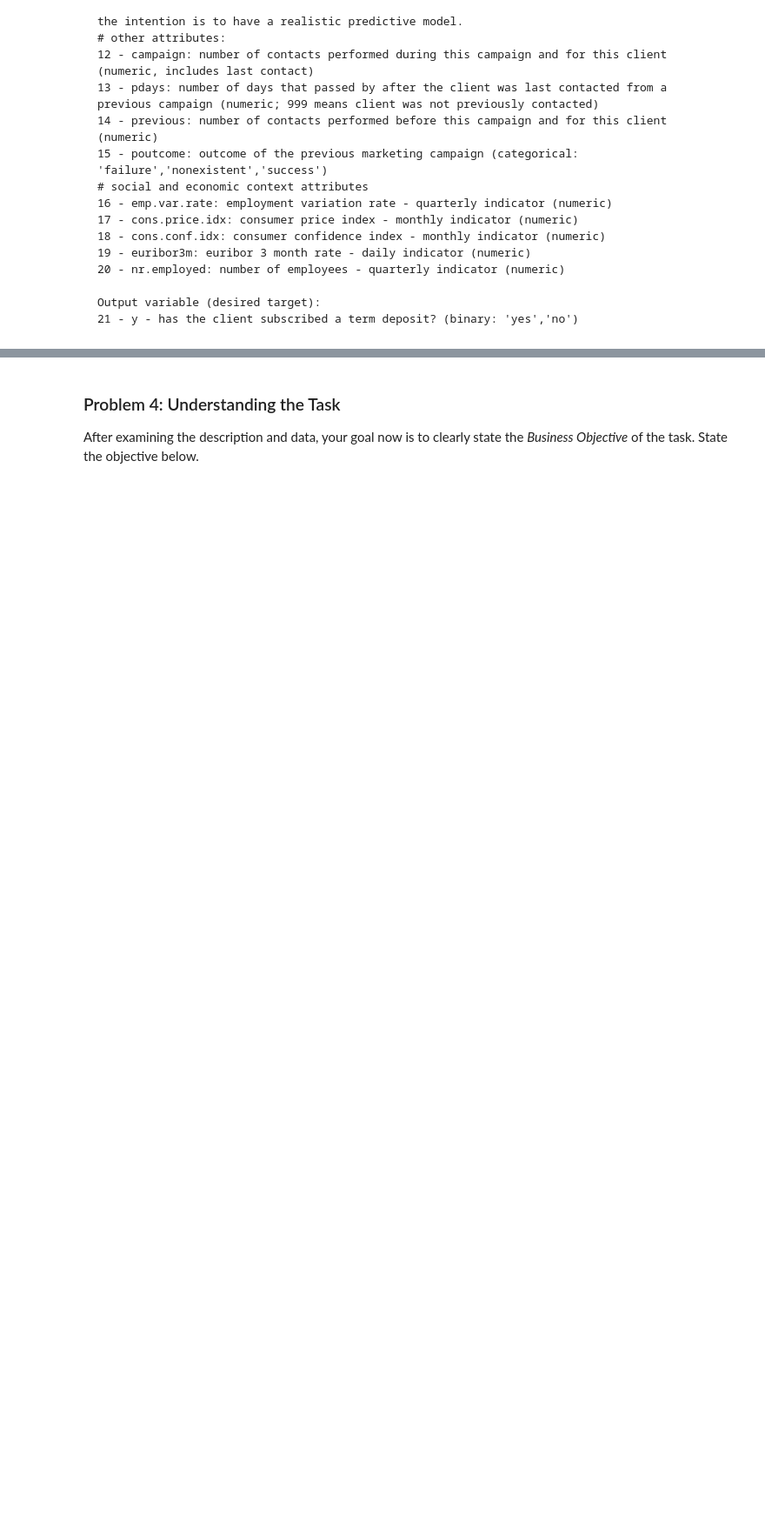
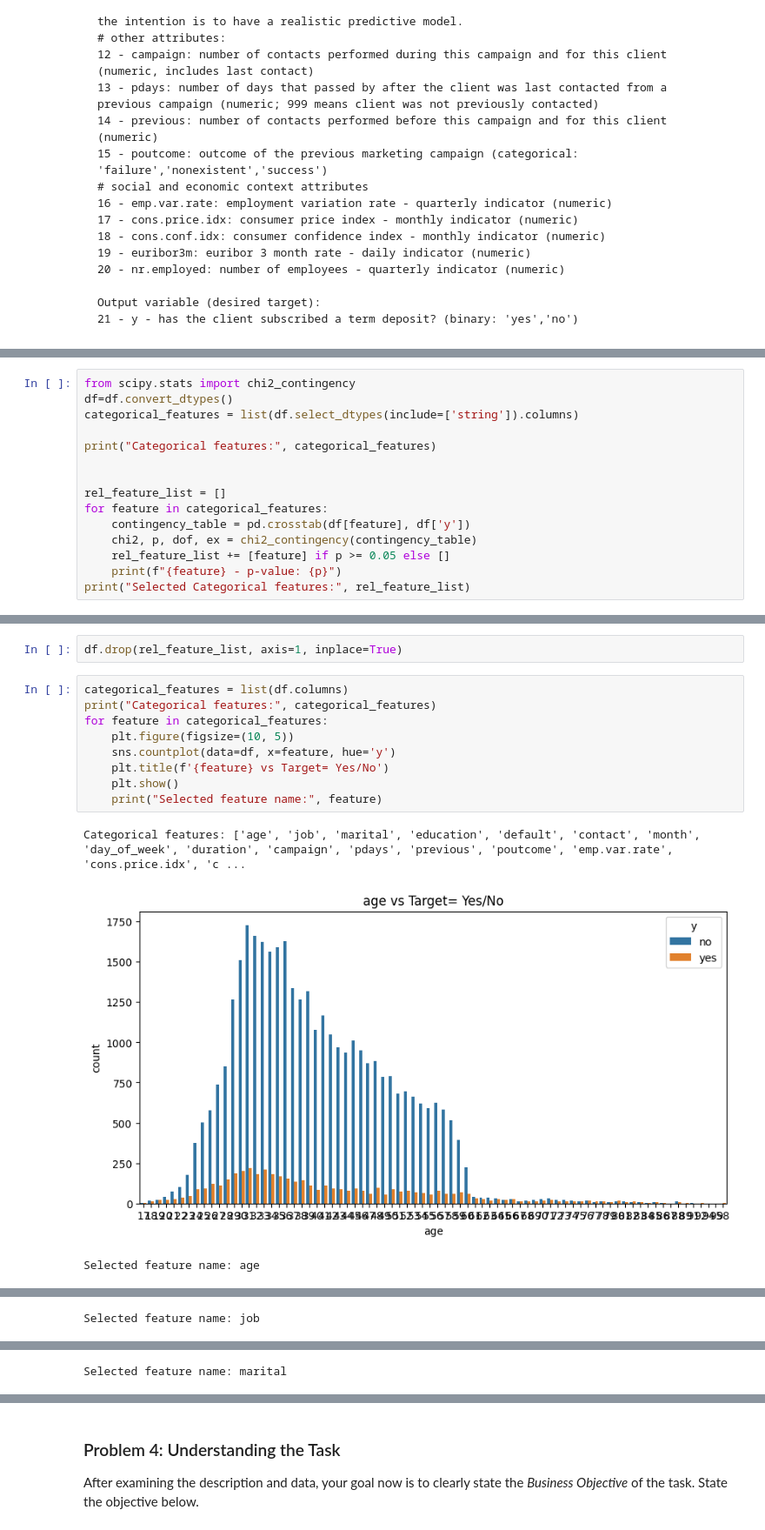
Before and after one commit to rvadavia/Assignment--17, a Jupyter notebook: prompt_III.ipynb, the cells around one changed output, grey strips where cells are left out. Shown at 87% size. Saved outputs shown, nothing was run; the diff lists cells and outputs as text; blank space fills up the shorter version.

```diff
--- a/prompt_III.ipynb
+++ b/prompt_III.ipynb
@@ -67,0 +121,15 @@ Output variable (desired target):
+# %%
+from scipy.stats import chi2_contingency
+df=df.convert_dtypes()
+categorical_features = list(df.select_dtypes(include=['string']).columns)
+
+print("Categorical features:", categorical_features)
+
+
+rel_feature_list = []
+for feature in categorical_features:
+    contingency_table = pd.crosstab(df[feature], df['y'])
+    chi2, p, dof, ex = chi2_contingency(contingency_table)
+    rel_feature_list += [feature] if p >= 0.05 else []
+    print(f"{feature} - p-value: {p}")
+print("Selected Categorical features:", rel_feature_list)
@@ -67,0 +150,15 @@ Output variable (desired target):
+# %%
+df.drop(rel_feature_list, axis=1, inplace=True)
+# %%
+categorical_features = list(df.columns)
+print("Categorical features:", categorical_features)
+for feature in categorical_features:
+    plt.figure(figsize=(10, 5))
+    sns.countplot(data=df, x=feature, hue='y')
+    plt.title(f'{feature} vs Target= Yes/No')
+    plt.show()
+    print("Selected feature name:", feature)
+# %% [output]
+Categorical features: ['age', 'job', 'marital', 'education', 'default', 'contact', 'month', 'day_of_week', 'duration', 'campaign', 'pdays', 'previous', 'poutcome', 'emp.var.rate', 'cons.price.idx', 'c ...
+[figure, added]
+Selected feature name: age
@@ -67,0 +166 @@ Output variable (desired target):
+Selected feature name: job
@@ -67,0 +168 @@ Output variable (desired target):
+Selected feature name: marital
```
Also changed, not shown: parts of 38 cells of this notebook, 2 other files.
